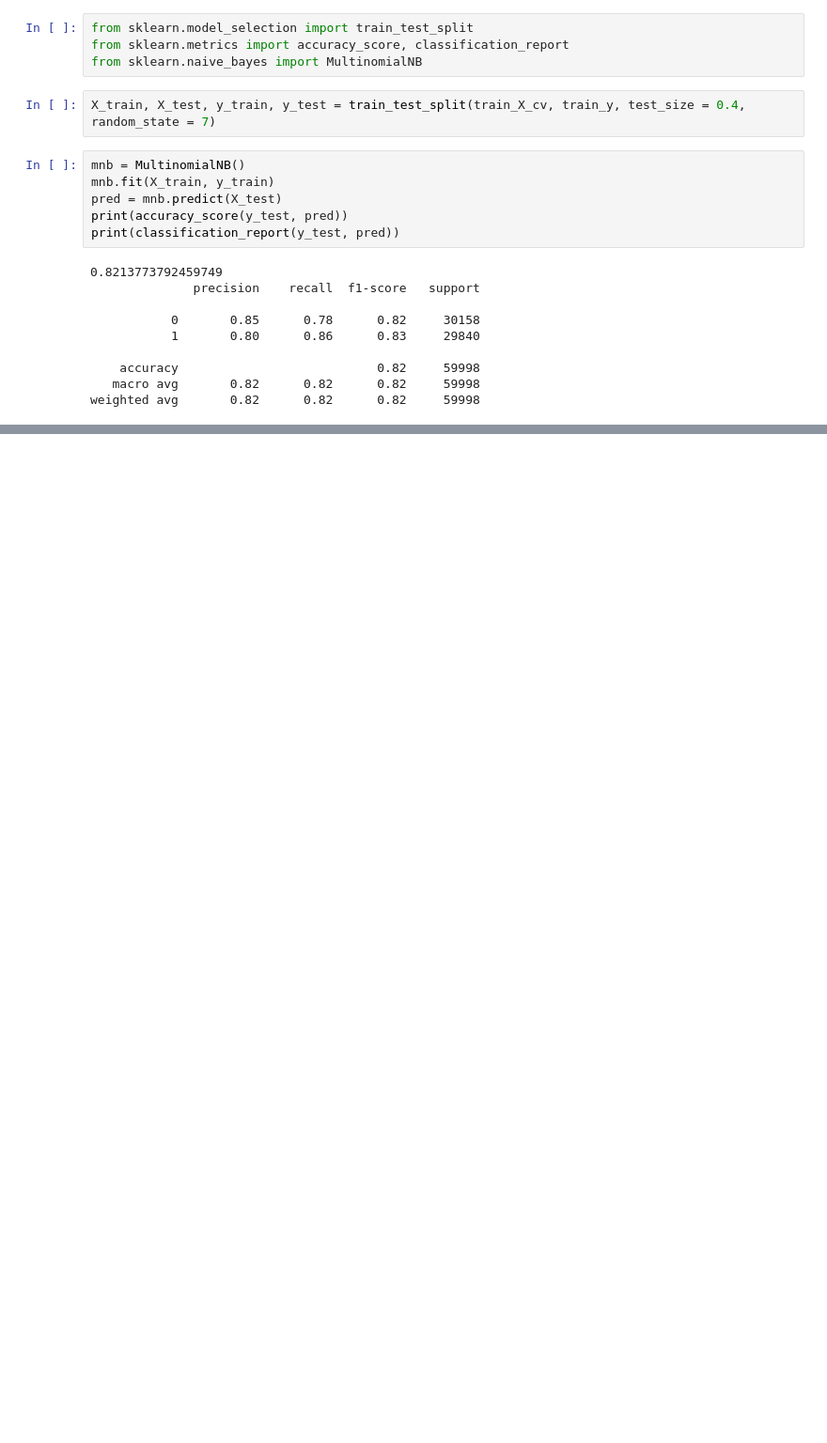
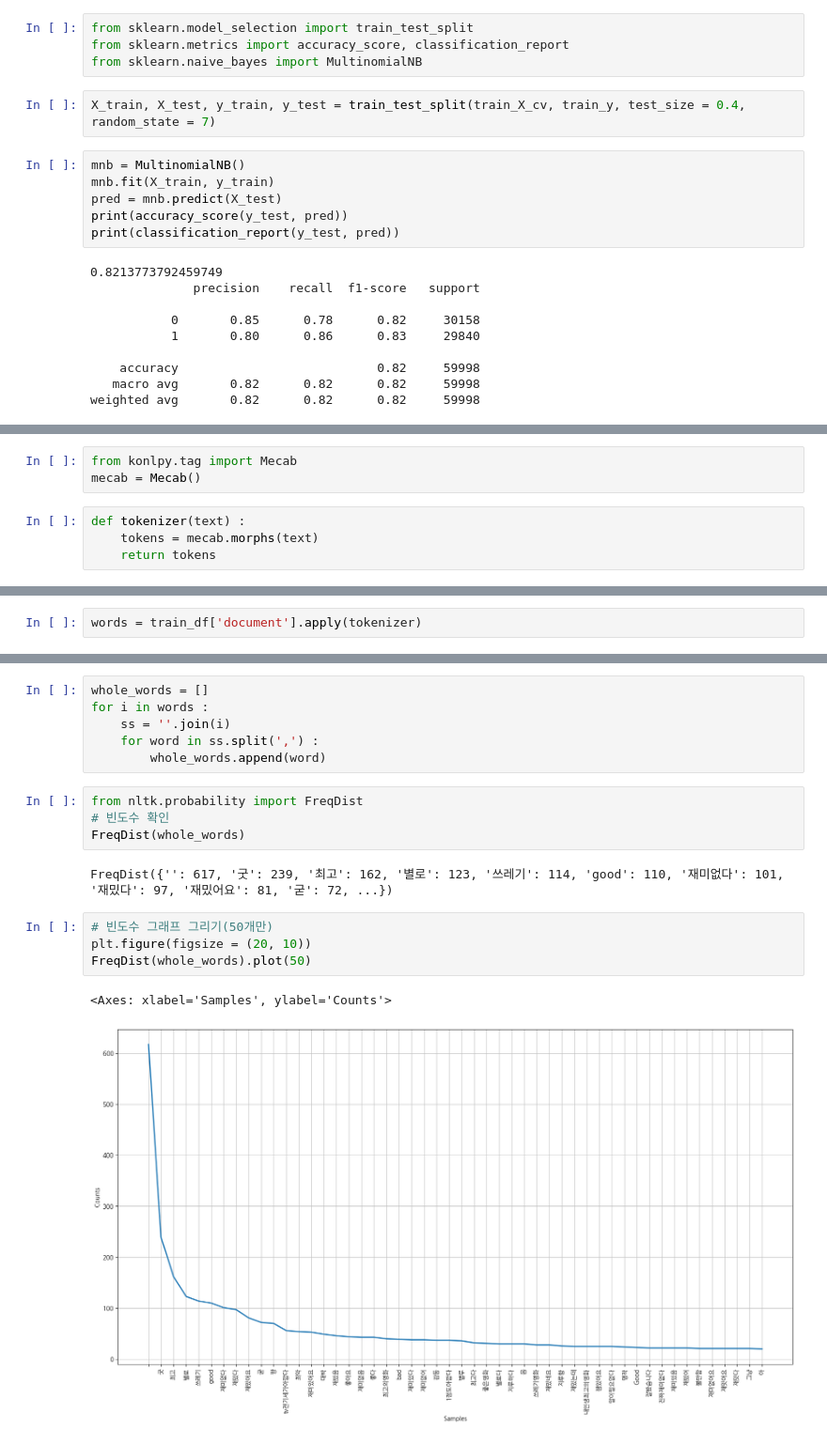
Before and after one commit to yusangsoo/Fintech_PM, a Jupyter notebook: 06_machine_learning/19_네이버영화리뷰감성분석_한국어분석_강사님버전.ipynb, the cells around one changed output, grey strips where cells are left out. Shown at 94% size. Saved outputs shown, nothing was run; the diff lists cells and outputs as text; blank space fills up the shorter version.

```diff
--- a/06_machine_learning/19_네이버영화리뷰감성분석_한국어분석_강사님버전.ipynb
+++ b/06_machine_learning/19_네이버영화리뷰감성분석_한국어분석_강사님버전.ipynb
@@ -83,0 +116,7 @@ ValueError: X has 125183 features, but MultinomialNB is expecting 287543 feature
+# %%
+from konlpy.tag import Mecab
+mecab = Mecab()
+# %%
+def tokenizer(text) :
+    tokens = mecab.morphs(text)
+    return tokens
@@ -83,0 +127,2 @@ ValueError: X has 125183 features, but MultinomialNB is expecting 287543 feature
+# %%
+words = train_df['document'].apply(tokenizer)
@@ -83,0 +144,19 @@ ValueError: X has 125183 features, but MultinomialNB is expecting 287543 feature
+# %%
+whole_words = []
+for i in words :
+    ss = ''.join(i)
+    for word in ss.split(',') :
+        whole_words.append(word)
+# %%
+from nltk.probability import FreqDist
+# 빈도수 확인
+FreqDist(whole_words)
+# %% [output]
+FreqDist({'': 617, '굿': 239, '최고': 162, '별로': 123, '쓰레기': 114, 'good': 110, '재미없다': 101, '재밌다': 97, '재밌어요': 81, '굳': 72, ...})
+# %%
+# 빈도수 그래프 그리기(50개만)
+plt.figure(figsize = (20, 10))
+FreqDist(whole_words).plot(50)
+# %% [output]
+<Axes: xlabel='Samples', ylabel='Counts'>
+[figure, added]
```
Also changed, not shown: parts of 21 cells of this notebook, 2 other files.
